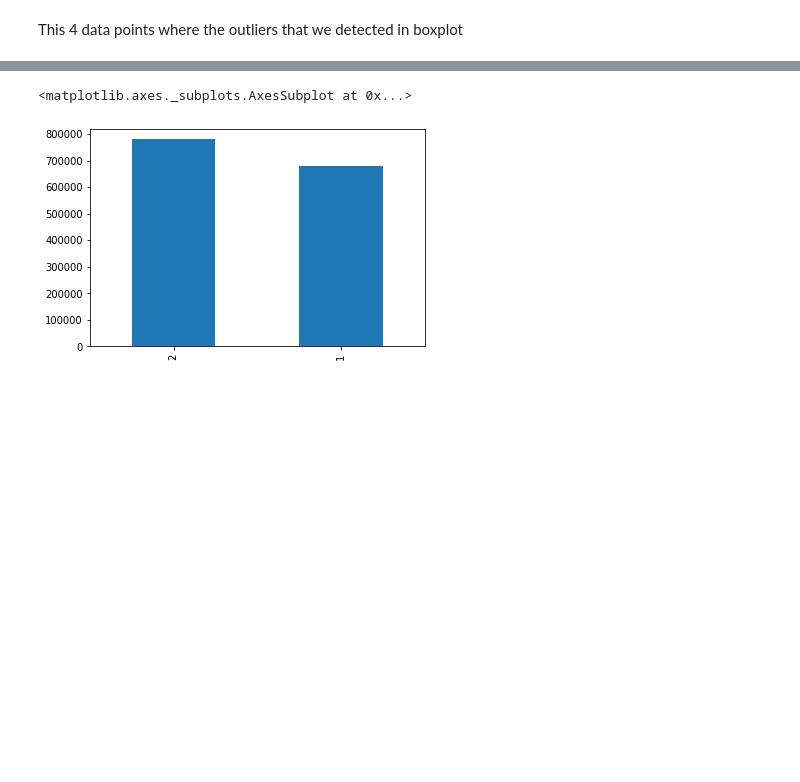
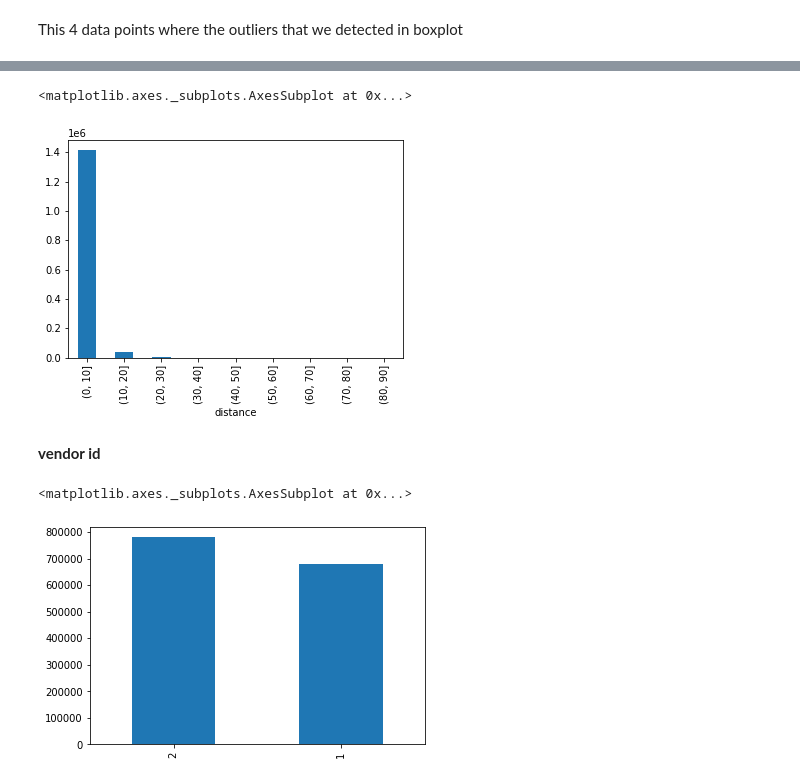
Before and after one commit to rubeshajith/NYC-taxi-trip-time-prediction, a Jupyter notebook: NYC_Taxi_Trip_Time_Prediction_Capstone_Project.ipynb, the cells around one changed output, grey strips where cells are left out. Drawn from its saved outputs; the diff is of its cells as text; code cells hidden in the pictures; blank space fills up the shorter version.

```diff
--- a/NYC_Taxi_Trip_Time_Prediction_Capstone_Project.ipynb
+++ b/NYC_Taxi_Trip_Time_Prediction_Capstone_Project.ipynb
@@ -179,3 +290,10 @@ This 4 data points where the outliers that we detected in boxplot
+# %%
+df.distance.groupby(pd.cut(df.distance, np.arange(0,100,10))).count().plot(kind= "bar")
+# %% [output]
+<matplotlib.axes._subplots.AxesSubplot at 0x...>
+[figure, added]
+# %% [markdown]
+  **vendor id**
 # %%
 df["vendor_id"].value_counts().plot(kind="bar")
 # %% [output]
```
Also changed, not shown: parts of 37 cells of this notebook.
